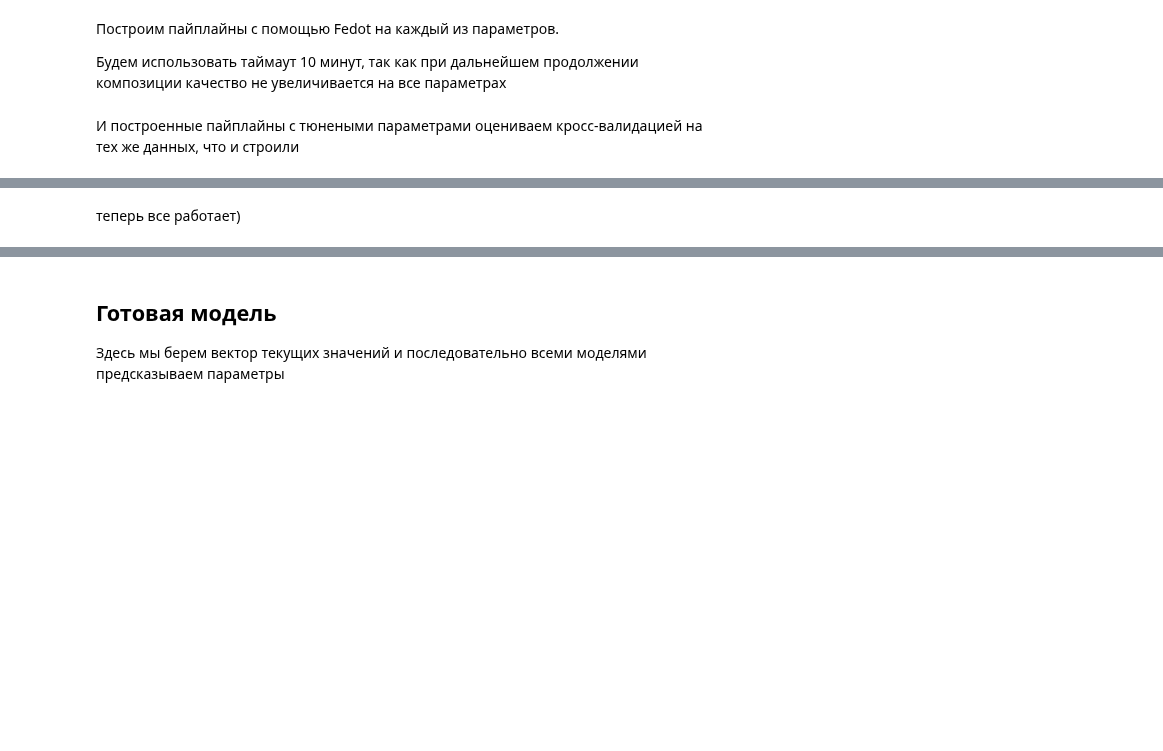
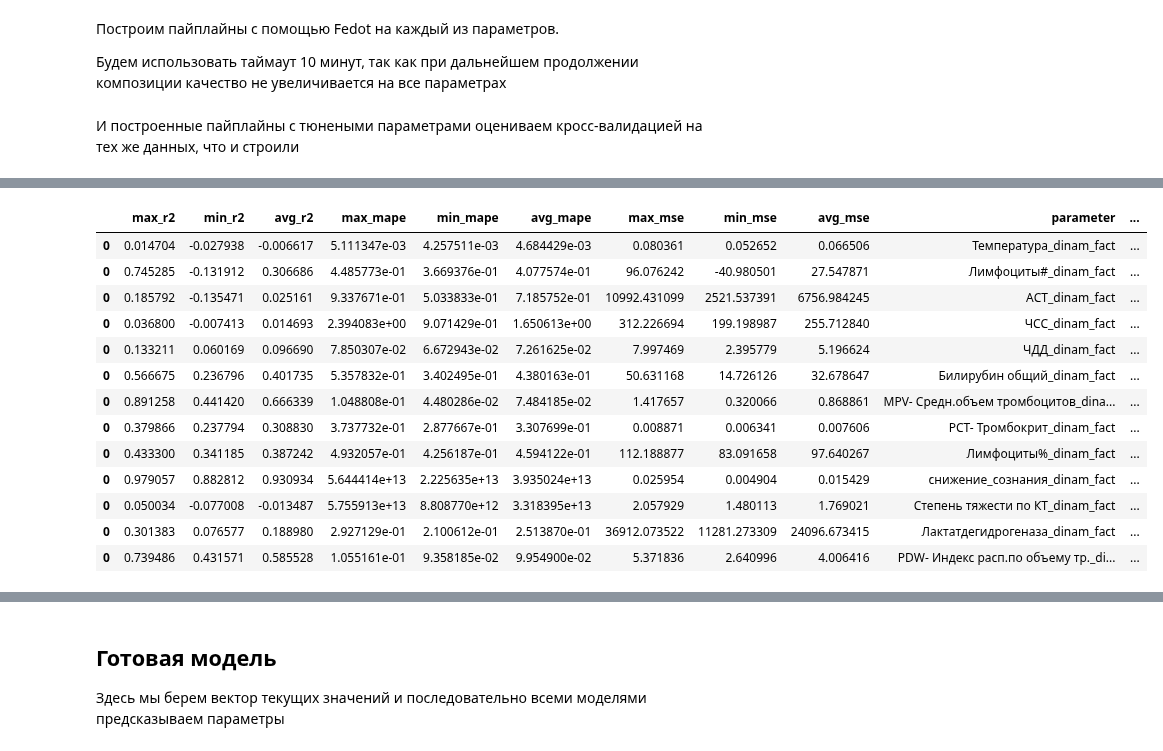
Before and after one commit to geniusserg/CovidPredict, a Jupyter notebook: fedot.ipynb, the cells around one changed output, grey strips where cells are left out. Saved outputs shown, nothing was run; the diff lists cells and outputs as text; code cells hidden in the pictures; blank space fills up the shorter version.

```diff
--- a/fedot.ipynb
+++ b/fedot.ipynb
@@ -279,6 +255,7 @@ def evaluate_with_intervals(model, X=None, y=None, folds=5, fedot=False):
               target=y[train],
               data_type=DataTypesEnum.table,
               task=Task(TaskTypesEnum.regression))
+            model.unfit()
             model.fit(indata_train)
             indata_test = InputData(idx=np.arange(0, X[test].shape[0]),
               features=pd.DataFrame(X[test]),
@@ -382,6 +359,7 @@ pd.concat(parameters_validation)
 # %%
 obtained_pipelines = []
-for col in [list(data.keys())[0]]:
+metrics_saved = []
+for col in list(data.keys()):
     print(f"Start fitting model for {col}")
     model = Fedot(problem="regression", timeout=1)
     X_param, y_param = data[col]["X"], data[col]["y"]
@@ -390,4 +368,5 @@ for col in [list(data.keys())[0]]:
     metrs = evaluate_with_intervals(pipeline, X_param, y_param, folds=5, fedot=True) # fedot=True for InputData using instead of direct parameters
     metrs["parameter"] = col
     metrs["model"] = "Fedot"
+    metrics_saved.append(metrs)
     print(f"Successfully processed {col} \n")
@@ -615,2 +373,17 @@ Successfully processed ЧДД_dinam_fact
-# %% [markdown]
-теперь все работает)
+# %%
+pd.concat(metrics_saved)
+# %% [output]
+|  | max_r2 | min_r2 | avg_r2 | max_mape | min_mape | avg_mape | max_mse | min_mse | avg_mse | parameter | ... |
+| 0 | 0.014704 | -0.027938 | -0.006617 | 5.111347e-03 | 4.257511e-03 | 4.684429e-03 | 0.080361 | 0.052652 | 0.066506 | Температура_dinam_fact | ... |
+| 0 | 0.745285 | -0.131912 | 0.306686 | 4.485773e-01 | 3.669376e-01 | 4.077574e-01 | 96.076242 | -40.980501 | 27.547871 | Лимфоциты#_dinam_fact | ... |
+| 0 | 0.185792 | -0.135471 | 0.025161 | 9.337671e-01 | 5.033833e-01 | 7.185752e-01 | 10992.431099 | 2521.537391 | 6756.984245 | АСТ_dinam_fact | ... |
+| 0 | 0.036800 | -0.007413 | 0.014693 | 2.394083e+00 | 9.071429e-01 | 1.650613e+00 | 312.226694 | 199.198987 | 255.712840 | ЧСС_dinam_fact | ... |
+| 0 | 0.133211 | 0.060169 | 0.096690 | 7.850307e-02 | 6.672943e-02 | 7.261625e-02 | 7.997469 | 2.395779 | 5.196624 | ЧДД_dinam_fact | ... |
+| 0 | 0.566675 | 0.236796 | 0.401735 | 5.357832e-01 | 3.402495e-01 | 4.380163e-01 | 50.631168 | 14.726126 | 32.678647 | Билирубин общий_dinam_fact | ... |
+| 0 | 0.891258 | 0.441420 | 0.666339 | 1.048808e-01 | 4.480286e-02 | 7.484185e-02 | 1.417657 | 0.320066 | 0.868861 | MPV- Средн.объем тромбоцитов_dina... | ... |
+| 0 | 0.379866 | 0.237794 | 0.308830 | 3.737732e-01 | 2.877667e-01 | 3.307699e-01 | 0.008871 | 0.006341 | 0.007606 | PCT- Тромбокрит_dinam_fact | ... |
+| 0 | 0.433300 | 0.341185 | 0.387242 | 4.932057e-01 | 4.256187e-01 | 4.594122e-01 | 112.188877 | 83.091658 | 97.640267 | Лимфоциты%_dinam_fact | ... |
+| 0 | 0.979057 | 0.882812 | 0.930934 | 5.644414e+13 | 2.225635e+13 | 3.935024e+13 | 0.025954 | 0.004904 | 0.015429 | снижение_сознания_dinam_fact | ... |
+| 0 | 0.050034 | -0.077008 | -0.013487 | 5.755913e+13 | 8.808770e+12 | 3.318395e+13 | 2.057929 | 1.480113 | 1.769021 | Cтепень тяжести по КТ_dinam_fact | ... |
+| 0 | 0.301383 | 0.076577 | 0.188980 | 2.927129e-01 | 2.100612e-01 | 2.513870e-01 | 36912.073522 | 11281.273309 | 24096.673415 | Лактатдегидрогеназа_dinam_fact | ... |
+| 0 | 0.739486 | 0.431571 | 0.585528 | 1.055161e-01 | 9.358185e-02 | 9.954900e-02 | 5.371836 | 2.640996 | 4.006416 | PDW- Индекс расп.по объему тр._di... | ... |
```
Also changed, not shown: parts of 24 cells of this notebook, 3 other files.
